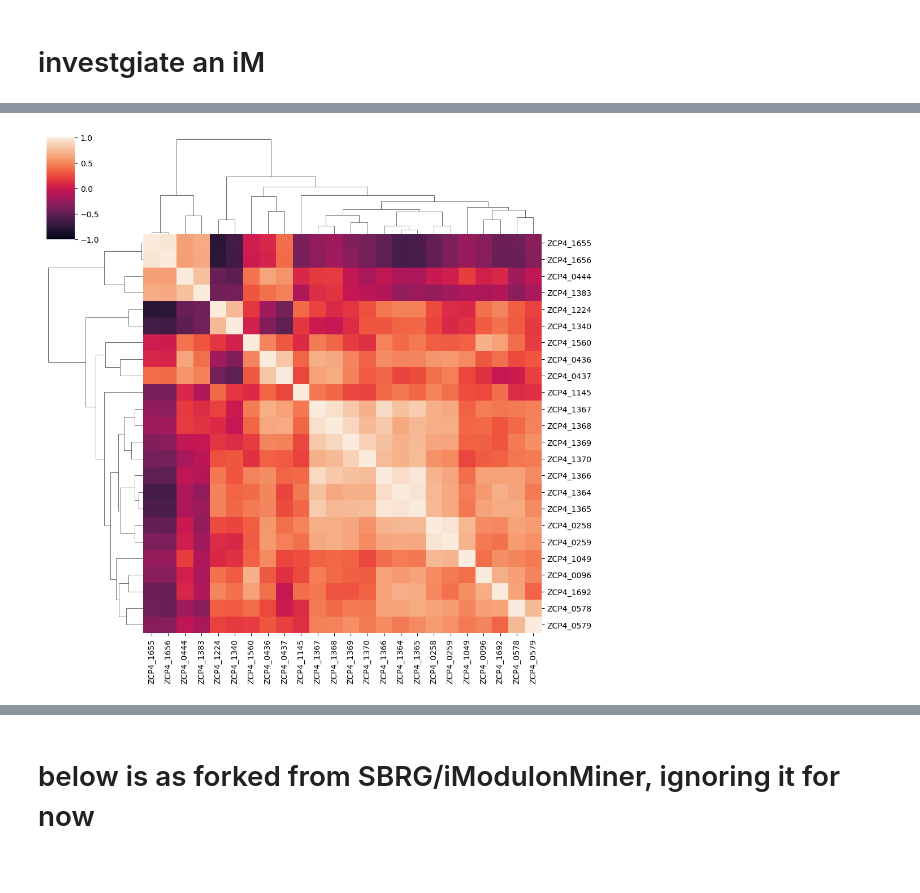
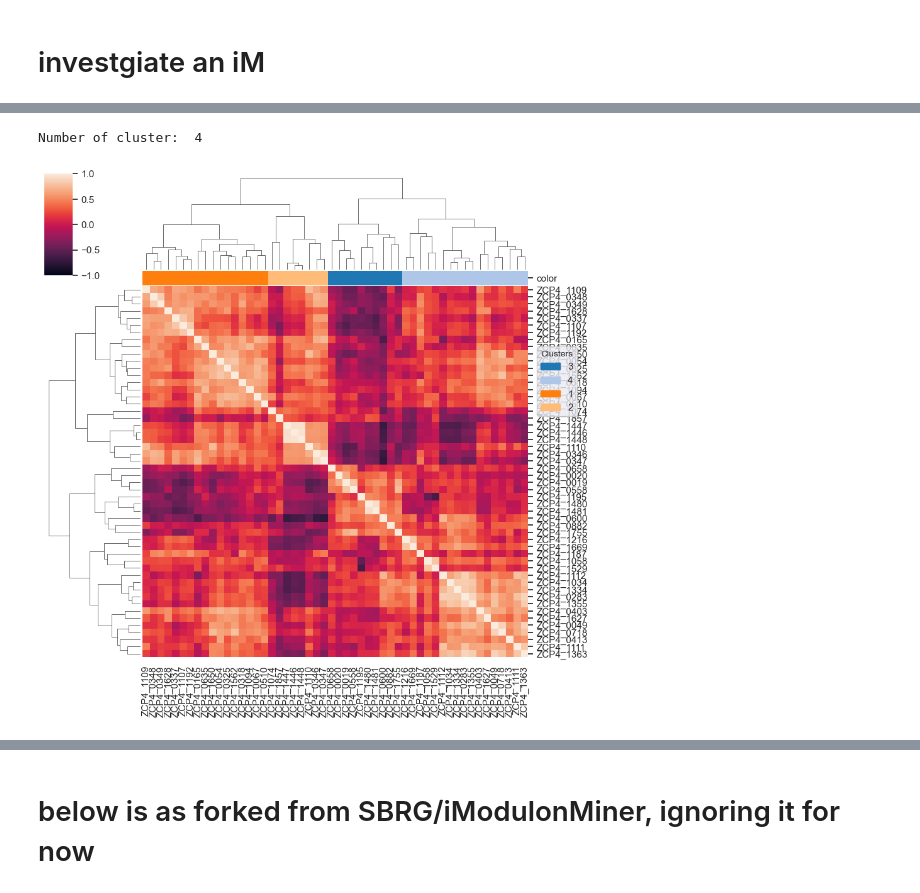
Before and after one commit to cristalzucsd/iModulonMiner, a Jupyter notebook: 5_characterize_iModulons/3_manual_iModulon_curation.ipynb, the cells around one changed output, grey strips where cells are left out. Cells and saved outputs as stored; diff of their text form; code cells hidden in the pictures.

```diff
--- a/5_characterize_iModulons/3_manual_iModulon_curation.ipynb
+++ b/5_characterize_iModulons/3_manual_iModulon_curation.ipynb
@@ -331,6 +379,6 @@ plt.show()
 # %%
 df = ica_data.X.loc[ica_data.view_imodulon(iM_ct).index]
-sns.clustermap(df.T.corr(), vmin = -1, vmax = 1)
-plt.show()
+clusters = global_clustering(df.T, threshold = 0.7)
 # %% [output]
+Number of cluster:  4
-[figure, old version]
+[figure, new version]
```
Also changed, not shown: parts of 9 cells of this notebook, 4 other files.
